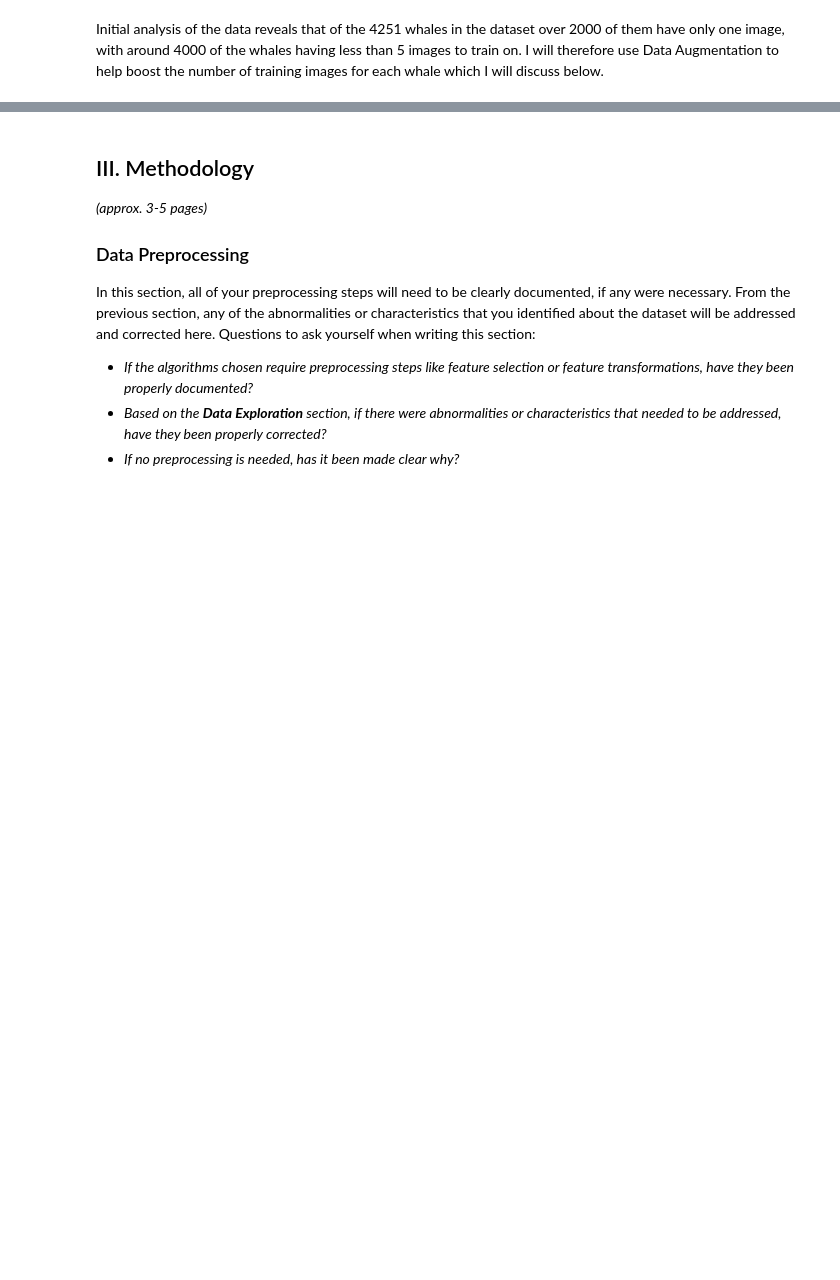
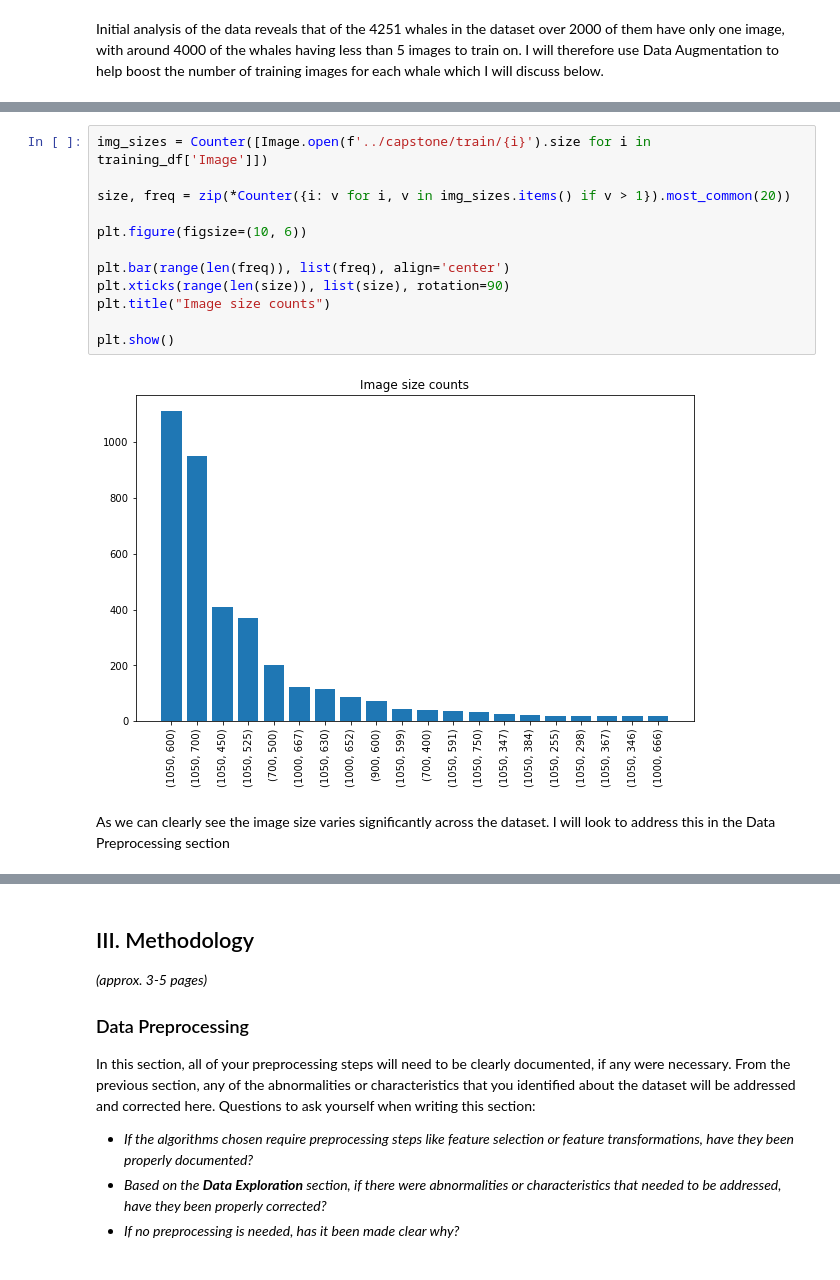
Before and after one commit to Bonz07/MachineLearningNanodegree, a Jupyter notebook: projects/capstone/capstone.ipynb, the cells around one changed output, grey strips where cells are left out. Cells and saved outputs as stored; diff of their text form; blank space fills up the shorter version.

Commit message:
Update to final project
Update to final project - Section 3

```diff
--- a/projects/capstone/capstone.ipynb
+++ b/projects/capstone/capstone.ipynb
@@ -107 +112,17 @@ Percentage of grey images: 49.95
+# %%
+img_sizes = Counter([Image.open(f'../capstone/train/{i}').size for i in training_df['Image']])
+
+size, freq = zip(*Counter({i: v for i, v in img_sizes.items() if v > 1}).most_common(20))
+
+plt.figure(figsize=(10, 6))
+
+plt.bar(range(len(freq)), list(freq), align='center')
+plt.xticks(range(len(size)), list(size), rotation=90)
+plt.title("Image size counts")
+
+plt.show()
+# %% [output]
+[figure, added]
+# %% [markdown]
+As we can clearly see the image size varies significantly across the dataset. I will look to address this in the Data Preprocessing section
 # %% [markdown]
```
Also changed, not shown: parts of 5 cells of this notebook.
